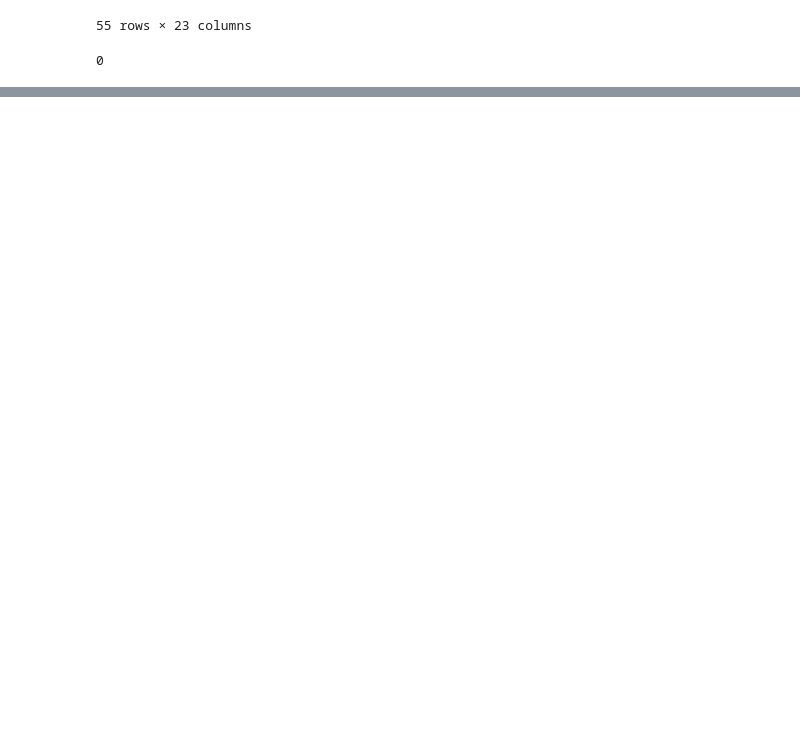
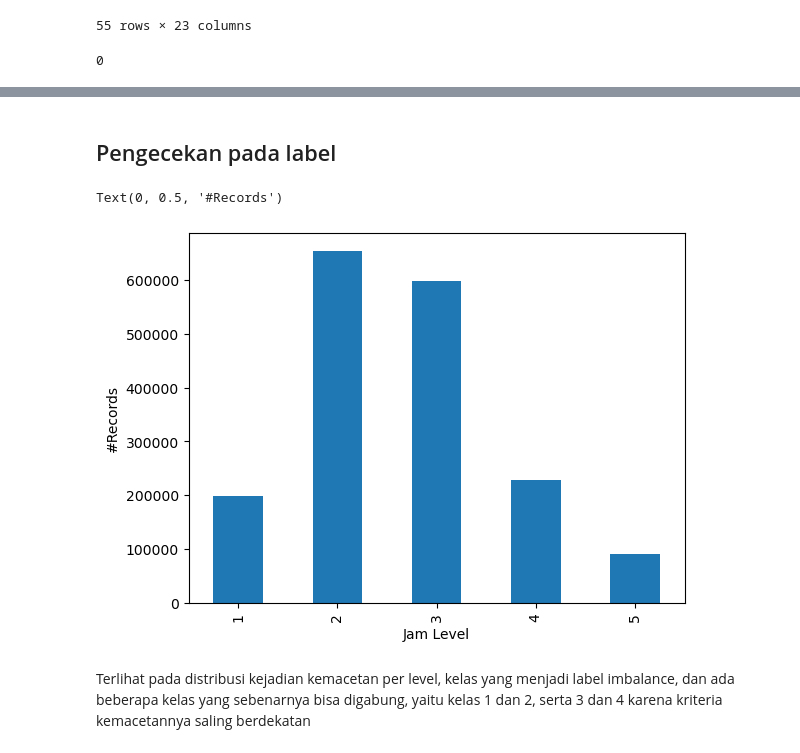
Before and after one commit to ihsannurfaqih/dsls_ds, a Jupyter notebook: notebook/EDA.ipynb, the cells around one changed output, grey strips where cells are left out. Saved outputs shown, nothing was run; the diff lists cells and outputs as text; code cells hidden in the pictures; blank space fills up the shorter version.

```diff
--- a/notebook/EDA.ipynb
+++ b/notebook/EDA.ipynb
@@ -203,0 +231,7 @@ df_final.duplicated().sum()
+# %%
+df_final['rain.1h'] = df_final['rain.1h'].fillna(0)
+# %%
+## renaming columns
+
+df_final.rename(columns={'main':'weather',
+                         'rain.1h':'rain_duration'}, inplace=True)
@@ -203,0 +251,11 @@ df_final.duplicated().sum()
+# %% [markdown]
+## Pengecekan pada label
+# %%
+df_final.groupby(['level'])['total_records'].sum().sort_index().plot(kind='bar')
+plt.xlabel('Jam Level')
+plt.ylabel('#Records')
+# %% [output]
+Text(0, 0.5, '#Records')
+[figure, added]
+# %% [markdown]
+Terlihat pada distribusi kejadian kemacetan per level, kelas yang menjadi label imbalance, dan ada beberapa kelas yang sebenarnya bisa digabung, yaitu kelas 1 dan 2, serta 3 dan 4 karena kriteria kemacetannya saling berdekatan
```
Also changed, not shown: parts of 19 cells of this notebook.
